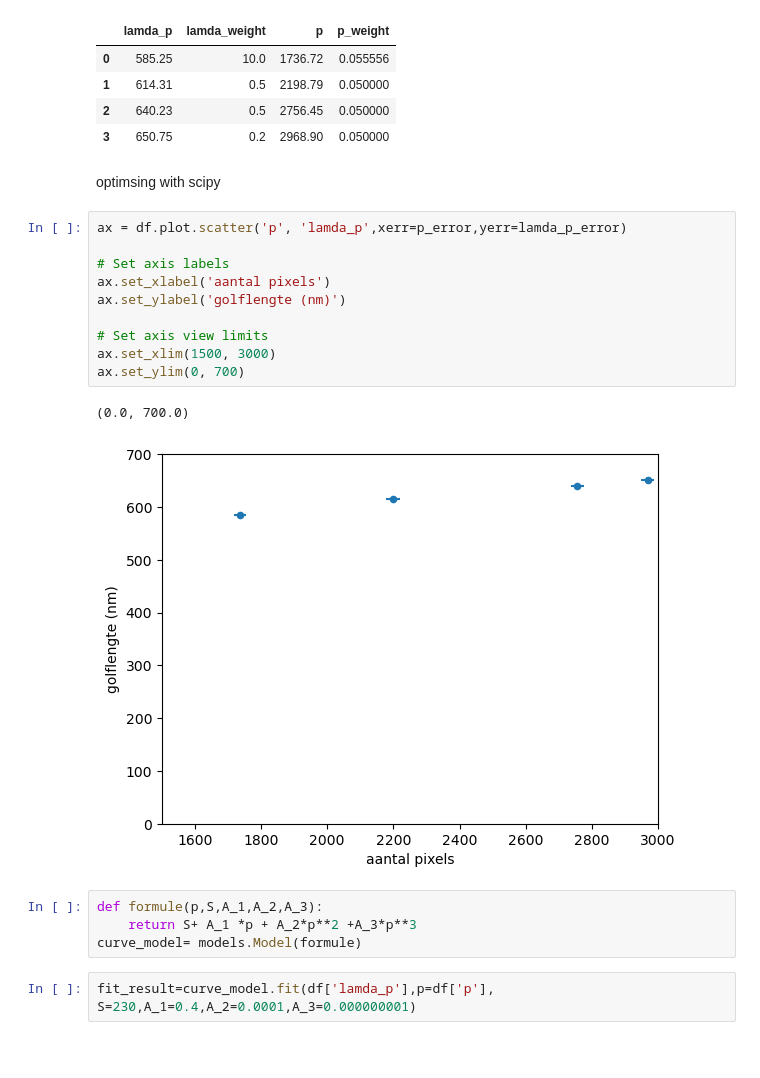
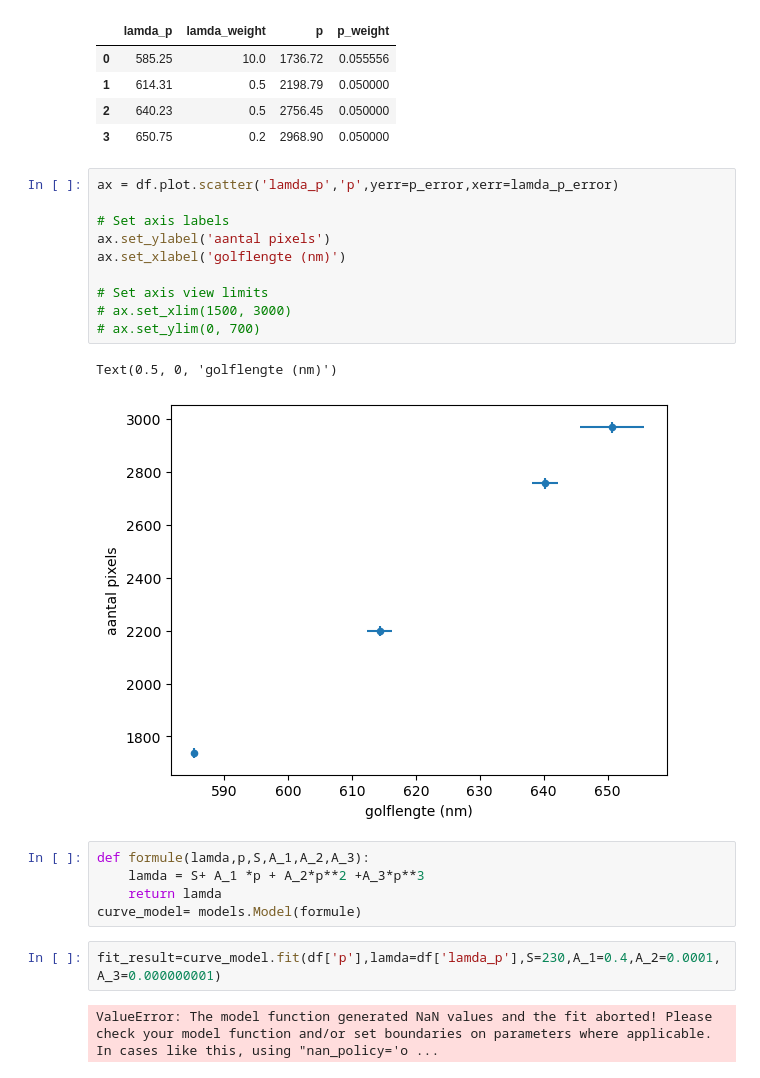
Before and after one commit to Emilszeg/Ion-traps-Project, a Jupyter notebook: Introductie programma/calibration_formula.ipynb, the cells around one changed output. Drawn from its saved outputs; the diff is of its cells as text; blank space fills up the shorter version.

```diff
--- a/Introductie programma/calibration_formula.ipynb
+++ b/Introductie programma/calibration_formula.ipynb
@@ -46,27 +45,28 @@ df
 | 1 | 614.31 | 0.5 | 2198.79 | 0.050000 |
 | 2 | 640.23 | 0.5 | 2756.45 | 0.050000 |
 | 3 | 650.75 | 0.2 | 2968.90 | 0.050000 |
-# %% [markdown]
-optimsing with scipy
 # %%
-ax = df.plot.scatter('p', 'lamda_p',xerr=p_error,yerr=lamda_p_error)
+ax = df.plot.scatter('lamda_p','p',yerr=p_error,xerr=lamda_p_error)
 
 # Set axis labels
-ax.set_xlabel('aantal pixels')
-ax.set_ylabel('golflengte (nm)')
+ax.set_ylabel('aantal pixels')
+ax.set_xlabel('golflengte (nm)')
 
 # Set axis view limits
-ax.set_xlim(1500, 3000)
-ax.set_ylim(0, 700)
+# ax.set_xlim(1500, 3000)
+# ax.set_ylim(0, 700)
 # %% [output]
-(0.0, 700.0)
+Text(0.5, 0, 'golflengte (nm)')
-[figure, old version]
+[figure, new version]
 # %%
-def formule(p,S,A_1,A_2,A_3):
-    return S+ A_1 *p + A_2*p**2 +A_3*p**3
+def formule(lamda,p,S,A_1,A_2,A_3):
+    lamda = S+ A_1 *p + A_2*p**2 +A_3*p**3
+    return lamda
 curve_model= models.Model(formule)
 # %%
-fit_result=curve_model.fit(df['lamda_p'],p=df['p'], S=230,A_1=0.4,A_2=0.0001,A_3=0.000000001)
+fit_result=curve_model.fit(df['p'],lamda=df['lamda_p'],S=230,A_1=0.4,A_2=0.0001,A_3=0.000000001)
+# %% [output]
+ValueError: The model function generated NaN values and the fit aborted! Please check your model function and/or set boundaries on parameters where applicable. In cases like this, using "nan_policy='o ...
 # %%
 fit_result
 # %% [output]
```
Also changed, not shown: parts of 6 cells of this notebook.
